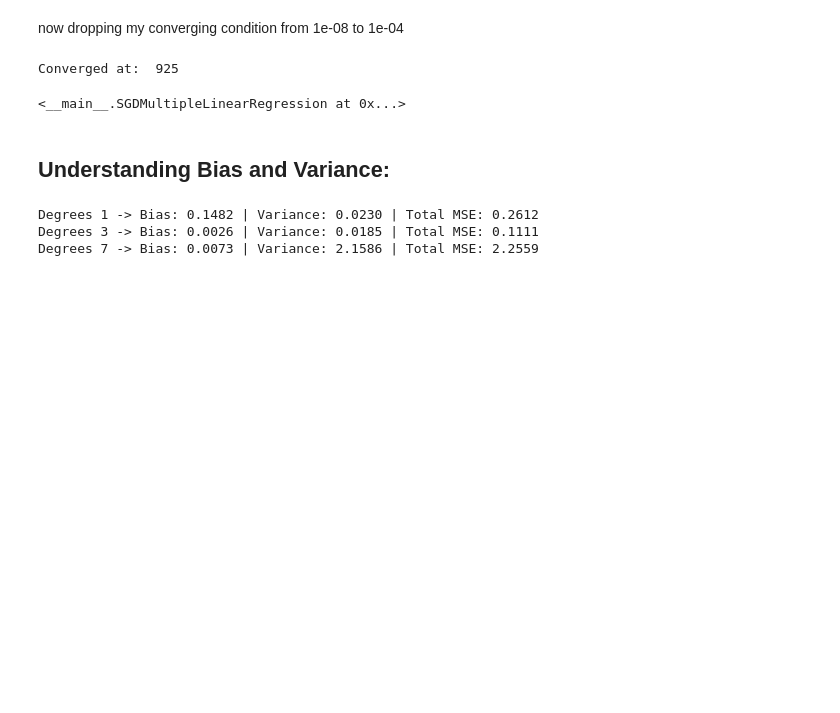
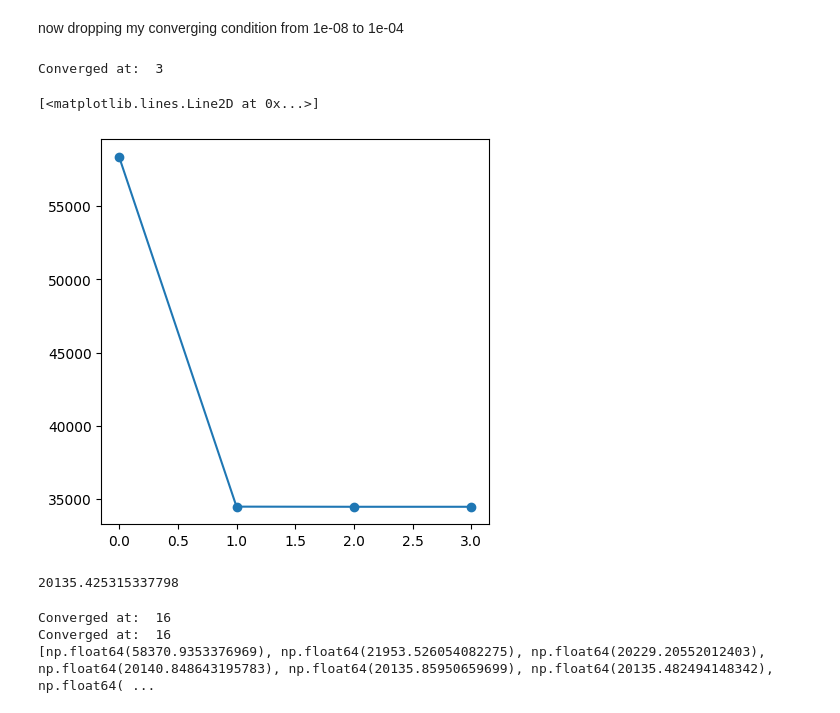
Before and after one commit to sxrthk17/ml-journey, a Jupyter notebook: linear-regression/notebooks/05_SGD.ipynb, the cells around one changed output. Saved outputs shown, nothing was run; the diff lists cells and outputs as text; code cells hidden in the pictures; blank space fills up the shorter version.

```diff
--- a/linear-regression/notebooks/05_SGD.ipynb
+++ b/linear-regression/notebooks/05_SGD.ipynb
@@ -514,6 +460,10 @@ Calling model fit_sgd on scaled dataset
 # %%
 model = SGDMultipleLinearRegression()
 
-model.fit_sgd(X_sc, y_train)
+model.fit_sgd(X_sc, y_train, shuffle=True)
+
+baseline_losses = model.loss_history_.copy()
+
+baseline_beta = model.beta_hat.copy()
 # %% [output]
 Converged at:  16
@@ -567,51 +527,30 @@ now dropping my converging condition from 1e-08 to 1e-04
 # %%
 model = SGDMultipleLinearRegression()
 model.fit_sgd(X_sc, y_train, tolerance=1e-02, batch_size=280, epochs=2000)
+
+plt.figure(figsize=(5,5))
+plt.plot(model.loss_history_, marker='o', linestyle="-")
 # %% [output]
-Converged at:  925
+Converged at:  3
-<__main__.SGDMultipleLinearRegression at 0x...>
+[<matplotlib.lines.Line2D at 0x...>]
+[figure, added]
-# %% [markdown]
-## Understanding Bias and Variance:
-# %%
-import numpy as np
-
-np.random.seed(42)
-
-def true_signal(x):
-    return np.sin(1.5 * x)
-
-n_samples = 25
-n_datasets = 500
-x_test = np.linspace(0.1, 3.9, 100)
-y_true = true_signal(x_test)
-sigma = 0.3 #noise std.
-
-degrees = [1,3,7]
-
-for d in degrees:
-    predictions = []
-
-    for k in range(n_datasets):
-        X_train = np.random.uniform(0, 4, n_samples)
-        y_train = true_signal(X_train) + np.random.normal(0, sigma, n_samples)
-
-        coeffs = np.polyfit(X_train, y_train, d)
-        pred = np.polyval(coeffs, x_test)
-
-        predictions.append(pred)
-
-    predictions = np.array(predictions)
-
-    E_y_hat = np.mean(predictions, axis=0)
-
-    bias_squared = np.mean((E_y_hat - y_true) ** 2)
-
-    variance = np.mean(np.var(predictions, axis=0))
-
-    total_mse = bias_squared + variance + (sigma ** 2)
-
-    print(f"Degrees {d} -> Bias: {bias_squared:.4f} | Variance: {variance:.4f} | Total MSE: {total_mse:.4f}")
-# %% [output]
-Degrees 1 -> Bias: 0.1482 | Variance: 0.0230 | Total MSE: 0.2612
-Degrees 3 -> Bias: 0.0026 | Variance: 0.0185 | Total MSE: 0.1111
-Degrees 7 -> Bias: 0.0073 | Variance: 2.1586 | Total MSE: 2.2559
+# %%
+model = MultipleLinearRegression()
+model.fit(X_sc, y_train)
+
+closed_form_loss = model.residual(X_sc, y_train)
+cf_loss = np.mean((closed_form_loss)**2)
+print(cf_loss)
+# %% [output]
+20135.425315337798
+# %%
+model = SGDMultipleLinearRegression()
+model.fit_sgd(X_sc, y_train, shuffle=True, seed=2)
+
+model = SGDMultipleLinearRegression()
+model.fit_sgd(X_sc, y_train)
+print(model.loss_history_[:20])
+# %% [output]
+Converged at:  16
+Converged at:  16
+[np.float64(58370.9353376969), np.float64(21953.526054082275), np.float64(20229.20552012403), np.float64(20140.848643195783), np.float64(20135.85950659699), np.float64(20135.482494148342), np.float64( ...
```
Also changed, not shown: parts of 41 cells of this notebook, 1 other file.
